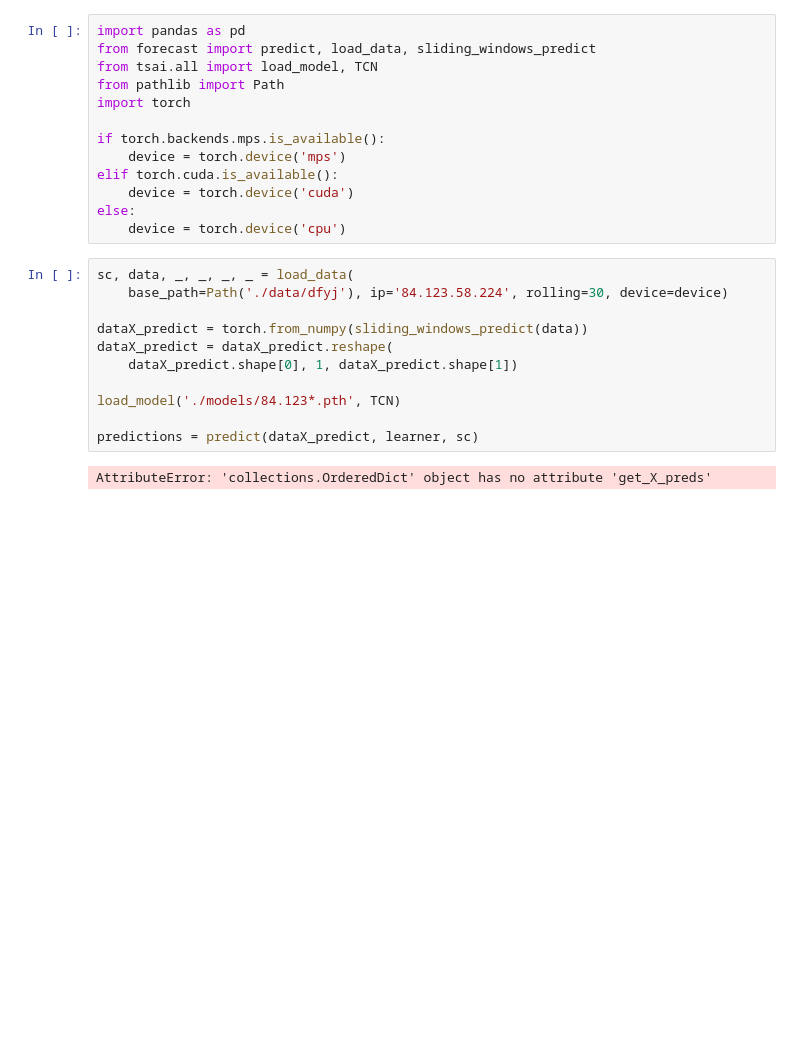
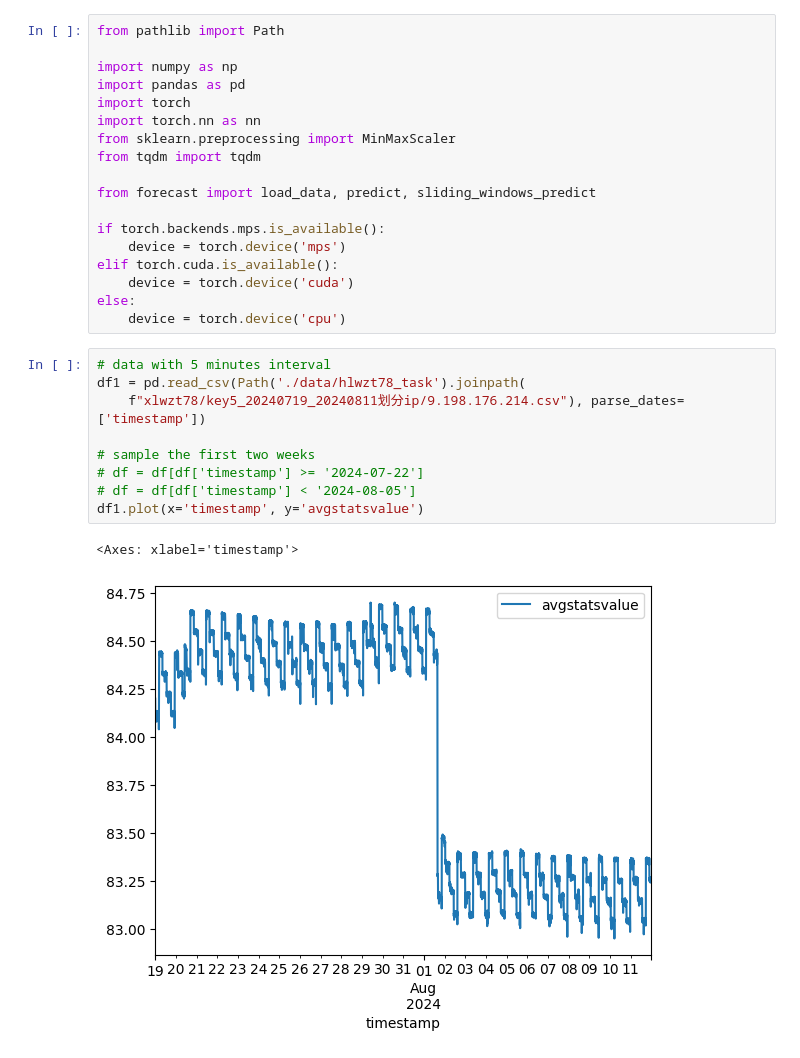
Before and after one commit to jiayinzhang-mint/sn_forecast, a Jupyter notebook: run.ipynb, the cells around one changed output. Drawn from its saved outputs; the diff is of its cells as text; blank space fills up the shorter version.

```diff
--- a/run.ipynb
+++ b/run.ipynb
@@ -1,9 +1,14 @@
 # %%
+from pathlib import Path
+
+import numpy as np
 import pandas as pd
-from forecast import predict, load_data, sliding_windows_predict
-from tsai.all import load_model, TCN
-from pathlib import Path
 import torch
+import torch.nn as nn
+from sklearn.preprocessing import MinMaxScaler
+from tqdm import tqdm
+
+from forecast import load_data, predict, sliding_windows_predict
 
 if torch.backends.mps.is_available():
     device = torch.device('mps')
@@ -11,16 +16,15 @@ elif torch.cuda.is_available():
     device = torch.device('cuda')
 else:
     device = torch.device('cpu')
-# %%
-sc, data, _, _, _, _ = load_data(
-    base_path=Path('./data/dfyj'), ip='84.123.58.224', rolling=30, device=device)
-
-dataX_predict = torch.from_numpy(sliding_windows_predict(data))
-dataX_predict = dataX_predict.reshape(
-    dataX_predict.shape[0], 1, dataX_predict.shape[1])
-
-load_model('./models/84.123*.pth', TCN)
-
-predictions = predict(dataX_predict, learner, sc)
-# %% [output]
-AttributeError: 'collections.OrderedDict' object has no attribute 'get_X_preds'
+# %%
+# data with 5 minutes interval
+df1 = pd.read_csv(Path('./data/hlwzt78_task').joinpath(
+    f"xlwzt78/key5_20240719_20240811划分ip/9.198.176.214.csv"), parse_dates=['timestamp'])
+
+# sample the first two weeks
+# df = df[df['timestamp'] >= '2024-07-22']
+# df = df[df['timestamp'] < '2024-08-05']
+df1.plot(x='timestamp', y='avgstatsvalue')
+# %% [output]
+<Axes: xlabel='timestamp'>
+[figure, added]
```
Also changed, not shown: parts of 9 cells of this notebook, 3 other files.
